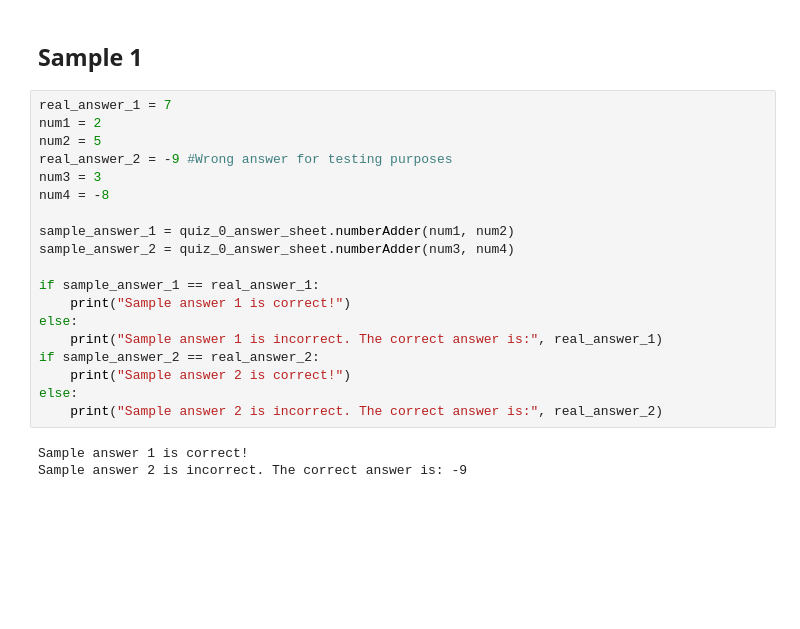
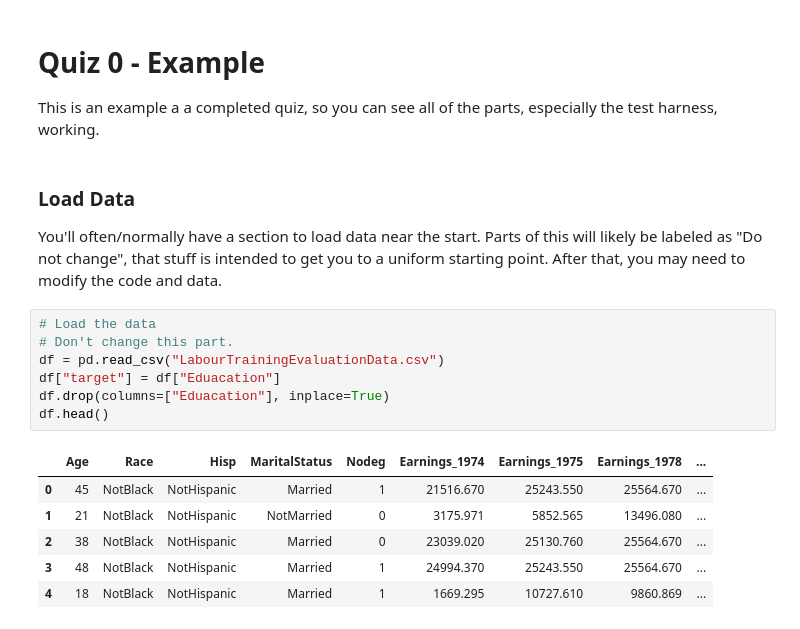
Before and after one commit to AkeemSemperDataScience/3450-Lab-0-Example-Students, a Jupyter notebook: START_Quiz_0.ipynb, the cells around one changed output. Drawn from its saved outputs; the diff is of its cells as text; blank space fills up the shorter version.

```diff
--- a/START_Quiz_0.ipynb
+++ b/START_Quiz_0.ipynb
@@ -3,24 +12,22 @@ import quiz_0_answer_sheet
 # %% [markdown]
-## Sample 1
+# Quiz 0 - Example
+
+This is an example a a completed quiz, so you can see all of the parts, especially the test harness, working.
+# %% [markdown]
+### Load Data
+
+You'll often/normally have a section to load data near the start. Parts of this will likely be labeled as "Do not change", that stuff is intended to get you to a uniform starting point. After that, you may need to modify the code and data.
 # %%
-real_answer_1 = 7
-num1 = 2
-num2 = 5
-real_answer_2 = -9 #Wrong answer for testing purposes
-num3 = 3
-num4 = -8
-
-sample_answer_1 = quiz_0_answer_sheet.numberAdder(num1, num2)
-sample_answer_2 = quiz_0_answer_sheet.numberAdder(num3, num4)
-
-if sample_answer_1 == real_answer_1:
-    print("Sample answer 1 is correct!")
-else:
-    print("Sample answer 1 is incorrect. The correct answer is:", real_answer_1)
-if sample_answer_2 == real_answer_2:
-    print("Sample answer 2 is correct!")
-else:
-    print("Sample answer 2 is incorrect. The correct answer is:", real_answer_2)
+# Load the data
+# Don't change this part.
+df = pd.read_csv("LabourTrainingEvaluationData.csv")
+df["target"] = df["Eduacation"]
+df.drop(columns=["Eduacation"], inplace=True)
+df.head()
 # %% [output]
-Sample answer 1 is correct!
-Sample answer 2 is incorrect. The correct answer is: -9
+|  | Age | Race | Hisp | MaritalStatus | Nodeg | Earnings_1974 | Earnings_1975 | Earnings_1978 | ... |
+| 0 | 45 | NotBlack | NotHispanic | Married | 1 | 21516.670 | 25243.550 | 25564.670 | ... |
+| 1 | 21 | NotBlack | NotHispanic | NotMarried | 0 | 3175.971 | 5852.565 | 13496.080 | ... |
+| 2 | 38 | NotBlack | NotHispanic | Married | 0 | 23039.020 | 25130.760 | 25564.670 | ... |
+| 3 | 48 | NotBlack | NotHispanic | Married | 1 | 24994.370 | 25243.550 | 25564.670 | ... |
+| 4 | 18 | NotBlack | NotHispanic | Married | 1 | 1669.295 | 10727.610 | 9860.869 | ... |
```
Also changed, not shown: parts of 7 cells of this notebook, 4 other files.
